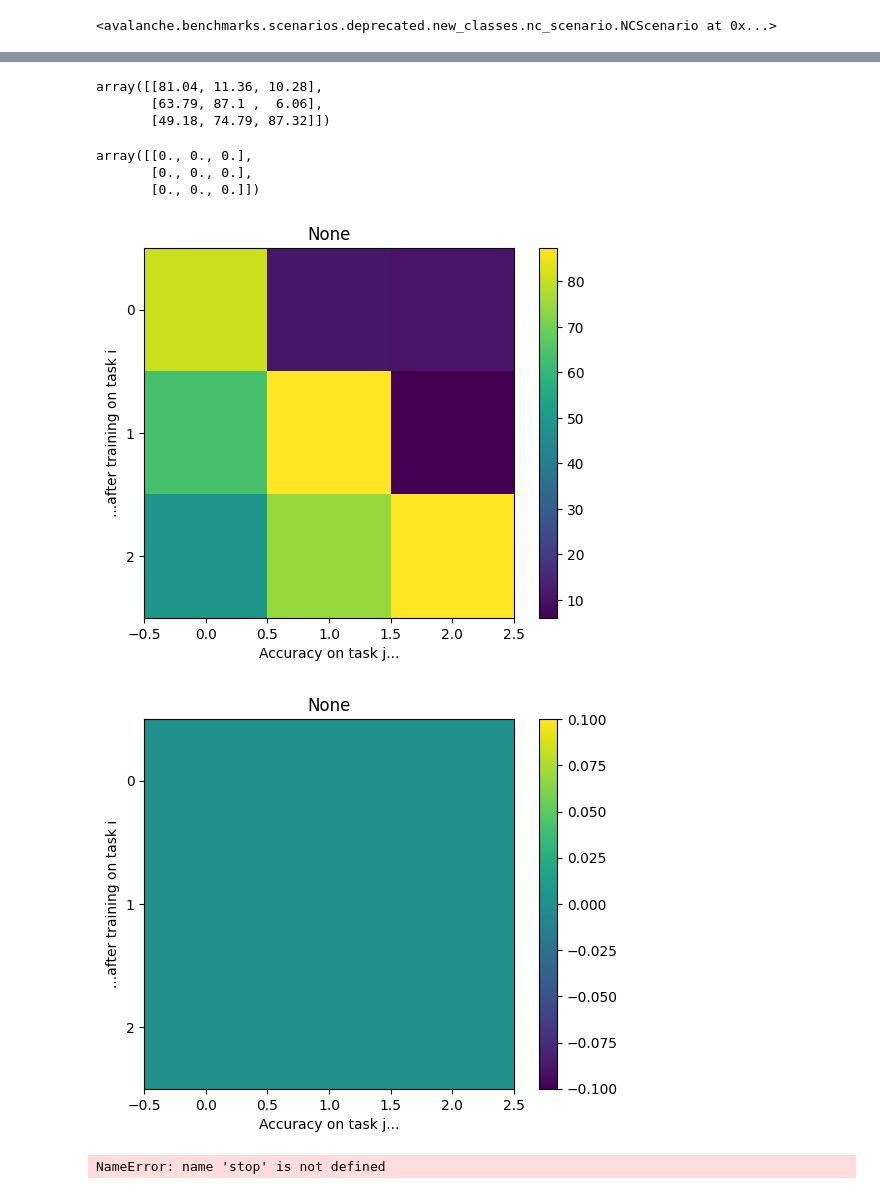
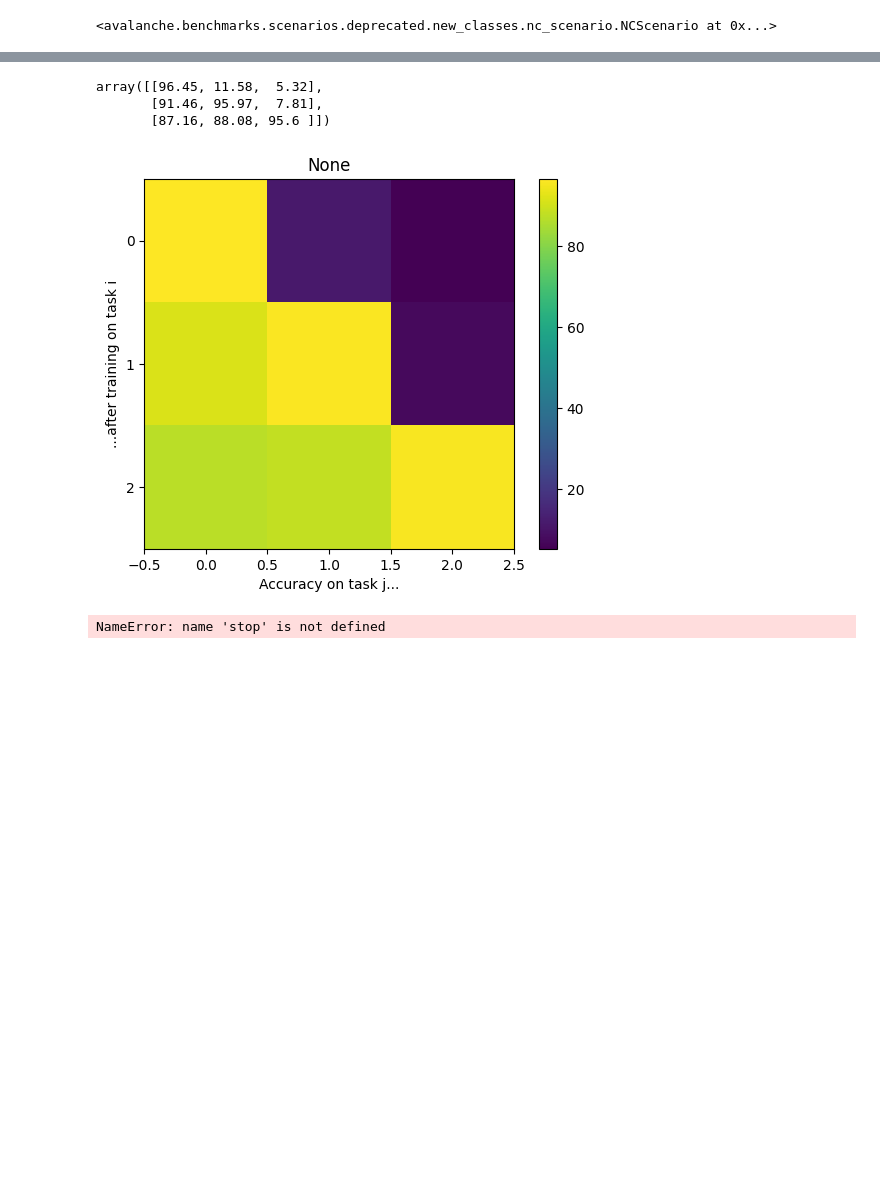
Before and after one commit to Mathisnplus1/Master-Thesis, a Jupyter notebook: Workspace/Core work/EWC_hard.ipynb, the cells around one changed output, grey strips where cells are left out. Drawn from its saved outputs; the diff is of its cells as text; code cells hidden in the pictures; blank space fills up the shorter version.

```diff
--- a/Workspace/Core work/EWC_hard.ipynb
+++ b/Workspace/Core work/EWC_hard.ipynb
@@ -129,11 +129,10 @@ train_loaders_list
 test_accs_matrix = np.zeros((num_tasks, num_tasks))
 train_accs_matrix = np.zeros((num_tasks, num_tasks))
 
-for task_number, train_loader in zip(list(range(num_tasks)), train_loaders_list.train_stream):
+for task_number, train_loader, test_experience in zip(list(range(num_tasks)), train_loaders_list.train_stream, train_loaders_list.test_stream) :
     ewc.train(train_loader)
     for j in range(num_tasks) :
         test_accs_matrix[task_number,j] = round(test(model, test_loaders_list[j], 128, device),2)
-        #train_accs_matrix[task_number,j] = round(test(model, train_loaders_list.train_stream[j], 128, device),2)
 # %% [output]
 -- >> Start of training phase << --
 Epoch 0 ended.
@@ -155,21 +154,13 @@ Epoch 2 ended.
 # %%
 test_accs_matrix
 # %% [output]
-array([[81.04, 11.36, 10.28],
-       [63.79, 87.1 ,  6.06],
-       [49.18, 74.79, 87.32]])
+array([[96.45, 11.58,  5.32],
+       [91.46, 95.97,  7.81],
+       [87.16, 88.08, 95.6 ]])
-# %%
-train_accs_matrix
-# %% [output]
-array([[0., 0., 0.],
-       [0., 0., 0.],
-       [0., 0., 0.]])
 # %%
 visualize_accs_matrix(test_accs_matrix)
-visualize_accs_matrix(train_accs_matrix)
 # %% [output]
-[figure, old version]
+[figure, new version]
-[figure, removed]
 # %%
 stop
 # %% [output]
```
Also changed, not shown: parts of 3 cells of this notebook, 2 other files.
